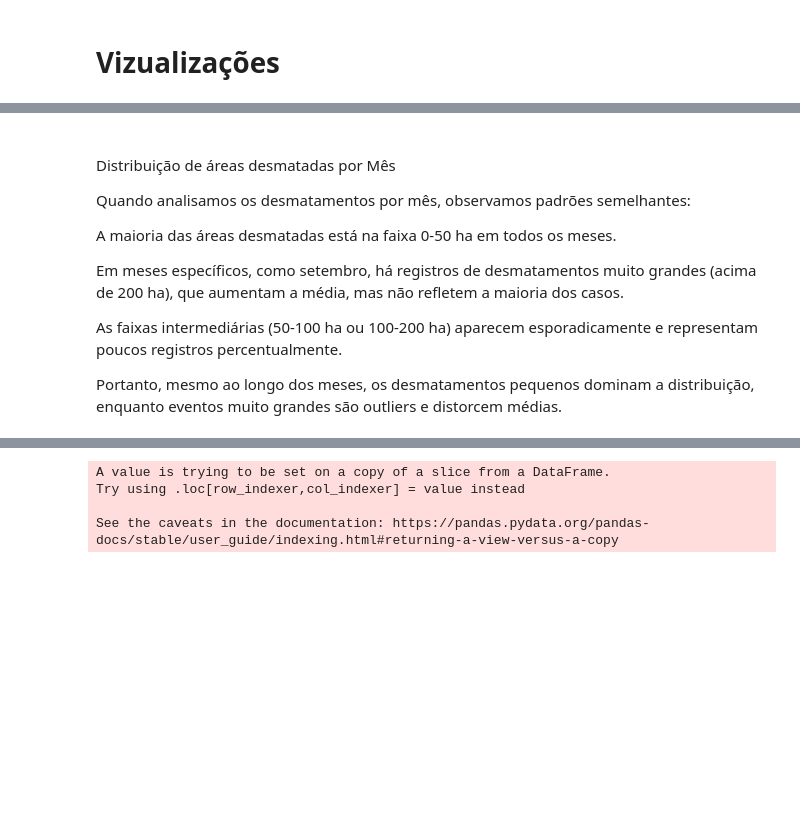
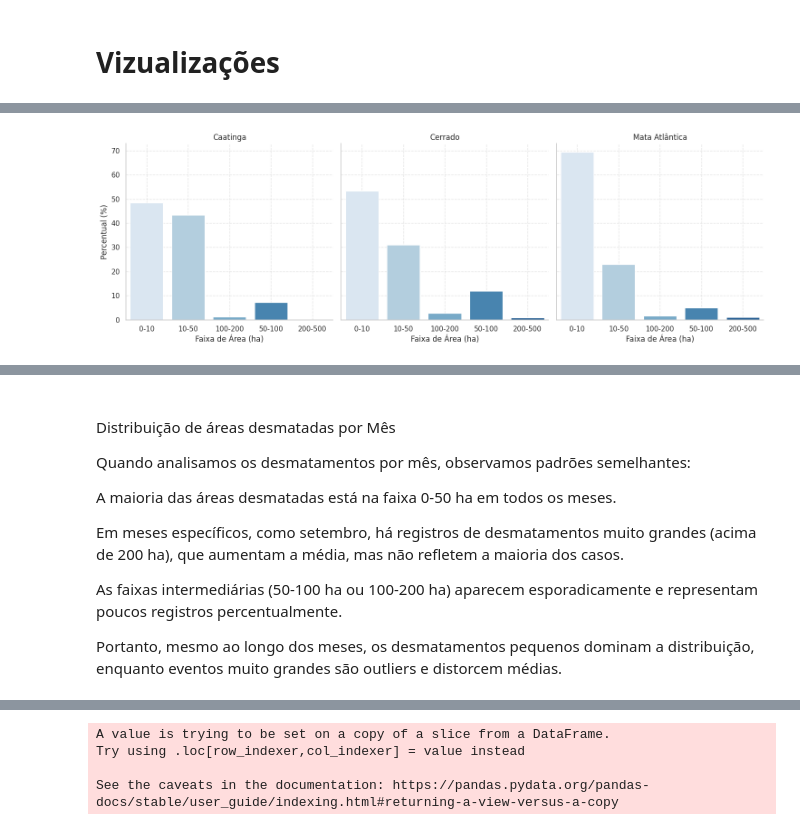
Before and after one commit to isabellehaga/aq-data-scientist-test, a Jupyter notebook: 03_visualizacao.ipynb, the cells around one changed output, grey strips where cells are left out. Cells and saved outputs as stored; diff of their text form; code cells hidden in the pictures; blank space fills up the shorter version.

```diff
--- a/03_visualizacao.ipynb
+++ b/03_visualizacao.ipynb
@@ -154,6 +279,28 @@ Mata Atlântica: segue padrão similar, com predominância de desmatamentos meno
 Caatinga: quase todos os desmatamentos estão na faixa de 0-50 ha (mais de 90%), com eventos acima de 100 ha sendo muito raros.
 
 Em resumo, os desmatamentos por Bioma tendem a ser pequenos e frequentes, enquanto grandes desmatamentos são isolados.
+# %%
+g = sns.catplot(
+    data=percentual_faixas_bioma,
+    x="faixa_area",
+    y="Percentual (%)",
+    hue="faixa_area",
+    col="Bioma",
+    kind="bar",
+    col_wrap=3,   # controla quantos gráficos por linha
+    palette="Blues"
+)
+
+g.set_titles("{col_name}")
+g.set_axis_labels("Faixa de Área (ha)", "Percentual (%)")
+
+for ax in g.axes.flatten():
+    ax.grid(True, linestyle="--", alpha=0.5)
+
+plt.tight_layout()
+plt.show()
+# %% [output]
+[figure, added]
 # %%
 # Definir faixas de área (em hectares)
 bins = [0, 10, 50, 100, 200, 500]
@@ -177,7 +324,7 @@ fig.show()
 # %% [output]
 [interactive output not drawn]
 # %% [markdown]
-#
+##
 Distribuição de áreas desmatadas por Mês
 
 Quando analisamos os desmatamentos por mês, observamos padrões semelhantes:
```
Also changed, not shown: parts of 19 cells of this notebook.
